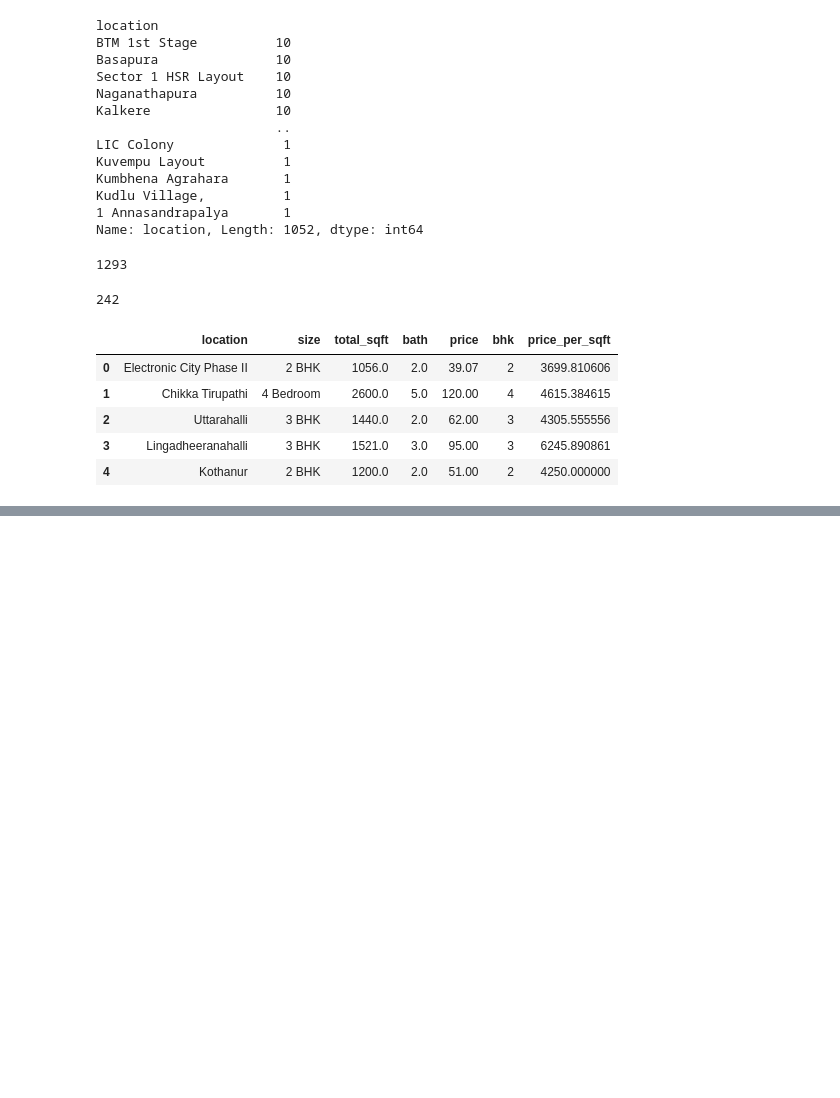
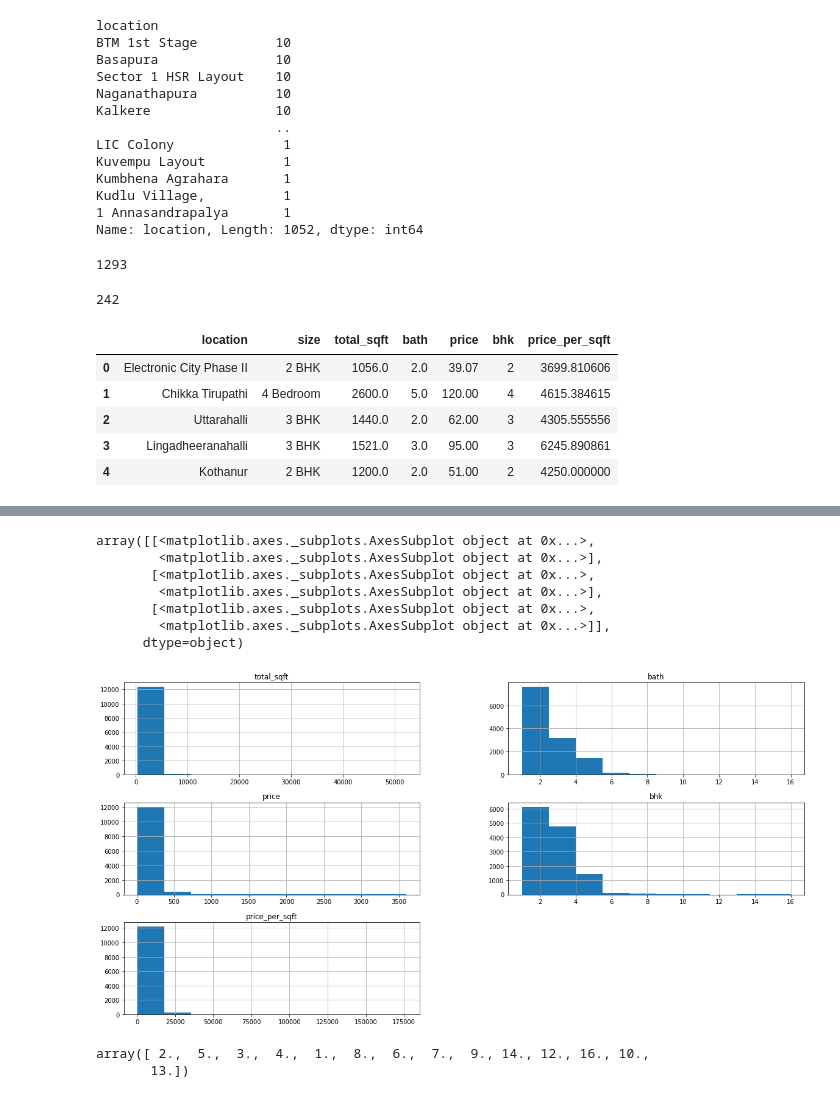
Before and after one commit to SuryARavichan/data-cleaning-project, a Jupyter notebook: data_cleaning(house_property).ipynb, the cells around one changed output, grey strips where cells are left out. Cells and saved outputs as stored; diff of their text form; code cells hidden in the pictures; blank space fills up the shorter version.

```diff
--- a/data_cleaning(house_property).ipynb
+++ b/data_cleaning(house_property).ipynb
@@ -287,0 +329,3 @@ df4.head()
+# %%
+df5 = df4[~(df4.total_sqft/df4.bhk<300)]
+df5.shape
@@ -287,0 +372,16 @@ df4.head()
+# %%
+df5.hist()
+# %% [output]
+array([[<matplotlib.axes._subplots.AxesSubplot object at 0x...>,
+        <matplotlib.axes._subplots.AxesSubplot object at 0x...>],
+       [<matplotlib.axes._subplots.AxesSubplot object at 0x...>,
+        <matplotlib.axes._subplots.AxesSubplot object at 0x...>],
+       [<matplotlib.axes._subplots.AxesSubplot object at 0x...>,
+        <matplotlib.axes._subplots.AxesSubplot object at 0x...>]],
+      dtype=object)
+[figure, added]
+# %%
+df5.bath.unique()
+# %% [output]
+array([ 2.,  5.,  3.,  4.,  1.,  8.,  6.,  7.,  9., 14., 12., 16., 10.,
+       13.])
```
Also changed, not shown: parts of 9 cells of this notebook.
